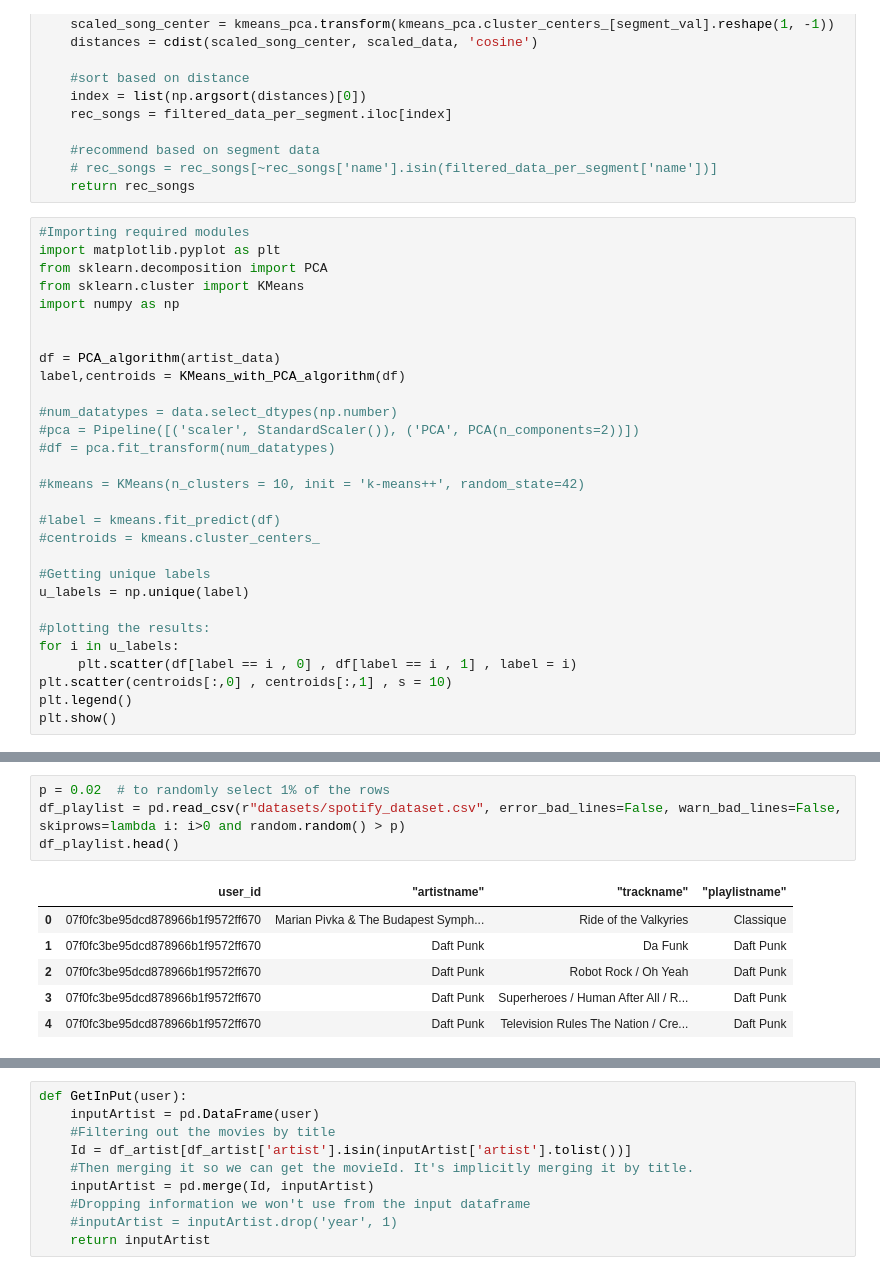
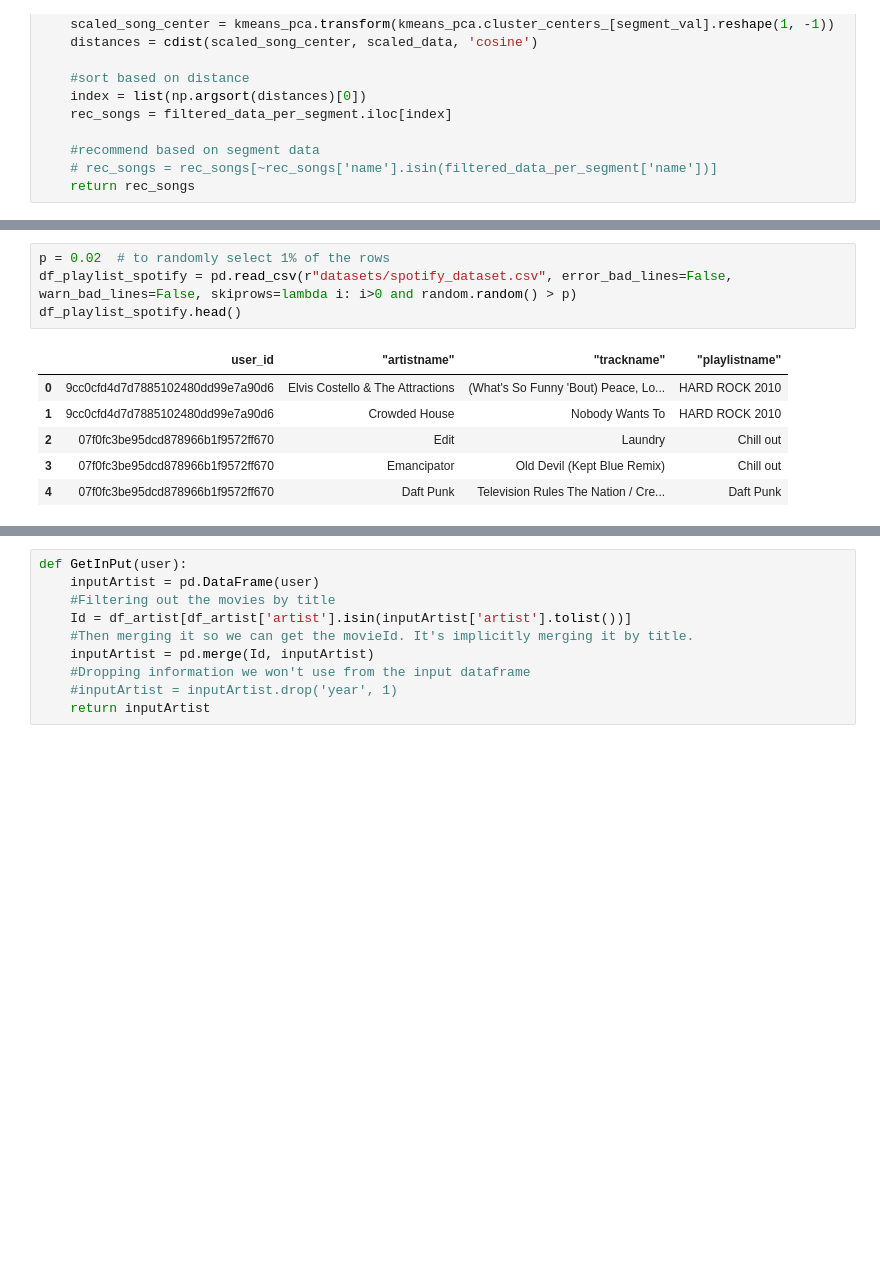
Before and after one commit to ssty/ML-ABKS-Music-Recommender-System, a Jupyter notebook: Notebooks/Collaborative_Based.ipynb, the cells around one changed output, grey strips where cells are left out. Drawn from its saved outputs; the diff is of its cells as text; blank space fills up the shorter version.

```diff
--- a/Notebooks/Collaborative_Based.ipynb
+++ b/Notebooks/Collaborative_Based.ipynb
@@ -61,32 +71,3 @@ def filter_based_on_cluster_centroid(kmeans_pca,filtered_data_per_segment,segmen
     #recommend based on segment data
     # rec_songs = rec_songs[~rec_songs['name'].isin(filtered_data_per_segment['name'])]
     return rec_songs
-# %%
-#Importing required modules
-import matplotlib.pyplot as plt
-from sklearn.decomposition import PCA
-from sklearn.cluster import KMeans
-import numpy as np
-
-
-df = PCA_algorithm(artist_data)
-label,centroids = KMeans_with_PCA_algorithm(df)
-
-#num_datatypes = data.select_dtypes(np.number)
-#pca = Pipeline([('scaler', StandardScaler()), ('PCA', PCA(n_components=2))])
-#df = pca.fit_transform(num_datatypes)
-
-#kmeans = KMeans(n_clusters = 10, init = 'k-means++', random_state=42)
-
-#label = kmeans.fit_predict(df)
-#centroids = kmeans.cluster_centers_
-
-#Getting unique labels
-u_labels = np.unique(label)
-
-#plotting the results:
-for i in u_labels:
-     plt.scatter(df[label == i , 0] , df[label == i , 1] , label = i)
-plt.scatter(centroids[:,0] , centroids[:,1] , s = 10)
-plt.legend()
-plt.show()
@@ -130,12 +74,12 @@ print(rec_songs)
 # %%
 p = 0.02  # to randomly select 1% of the rows
-df_playlist = pd.read_csv(r"datasets/spotify_dataset.csv", error_bad_lines=False, warn_bad_lines=False, skiprows=lambda i: i>0 and random.random() > p)
-df_playlist.head()
+df_playlist_spotify = pd.read_csv(r"datasets/spotify_dataset.csv", error_bad_lines=False, warn_bad_lines=False, skiprows=lambda i: i>0 and random.random() > p)
+df_playlist_spotify.head()
 # %% [output]
 |  | user_id | "artistname" | "trackname" | "playlistname" |
-| 0 | 07f0fc3be95dcd878966b1f9572ff670 | Marian Pivka & The Budapest Symph... | Ride of the Valkyries | Classique |
-| 1 | 07f0fc3be95dcd878966b1f9572ff670 | Daft Punk | Da Funk | Daft Punk |
-| 2 | 07f0fc3be95dcd878966b1f9572ff670 | Daft Punk | Robot Rock / Oh Yeah | Daft Punk |
-| 3 | 07f0fc3be95dcd878966b1f9572ff670 | Daft Punk | Superheroes / Human After All / R... | Daft Punk |
+| 0 | 9cc0cfd4d7d7885102480dd99e7a90d6 | Elvis Costello & The Attractions | (What's So Funny 'Bout) Peace, Lo... | HARD ROCK 2010 |
+| 1 | 9cc0cfd4d7d7885102480dd99e7a90d6 | Crowded House | Nobody Wants To | HARD ROCK 2010 |
+| 2 | 07f0fc3be95dcd878966b1f9572ff670 | Edit | Laundry | Chill out |
+| 3 | 07f0fc3be95dcd878966b1f9572ff670 | Emancipator | Old Devil (Kept Blue Remix) | Chill out |
 | 4 | 07f0fc3be95dcd878966b1f9572ff670 | Daft Punk | Television Rules The Nation / Cre... | Daft Punk |
 # %%
```
Also changed, not shown: parts of 13 cells of this notebook.
